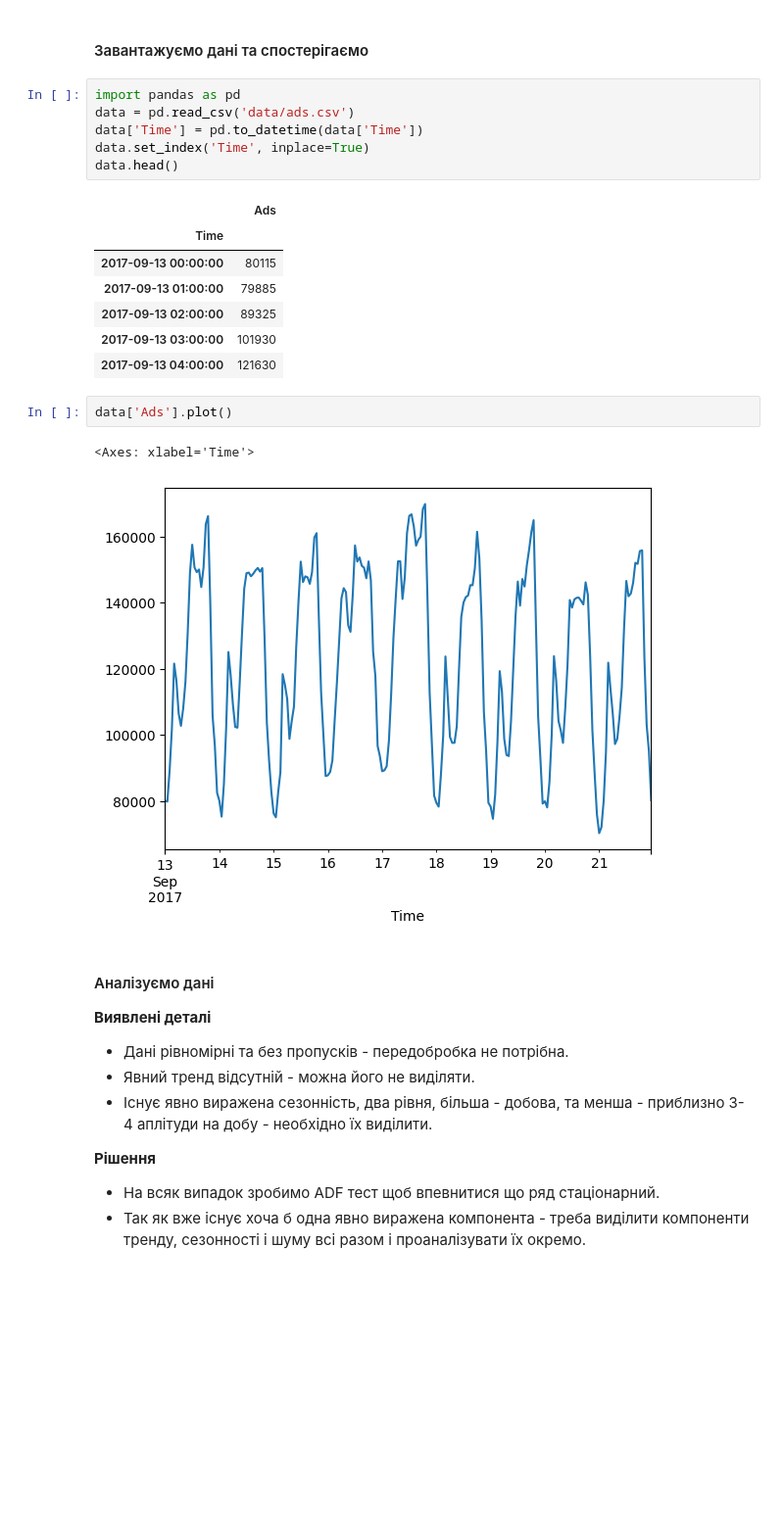
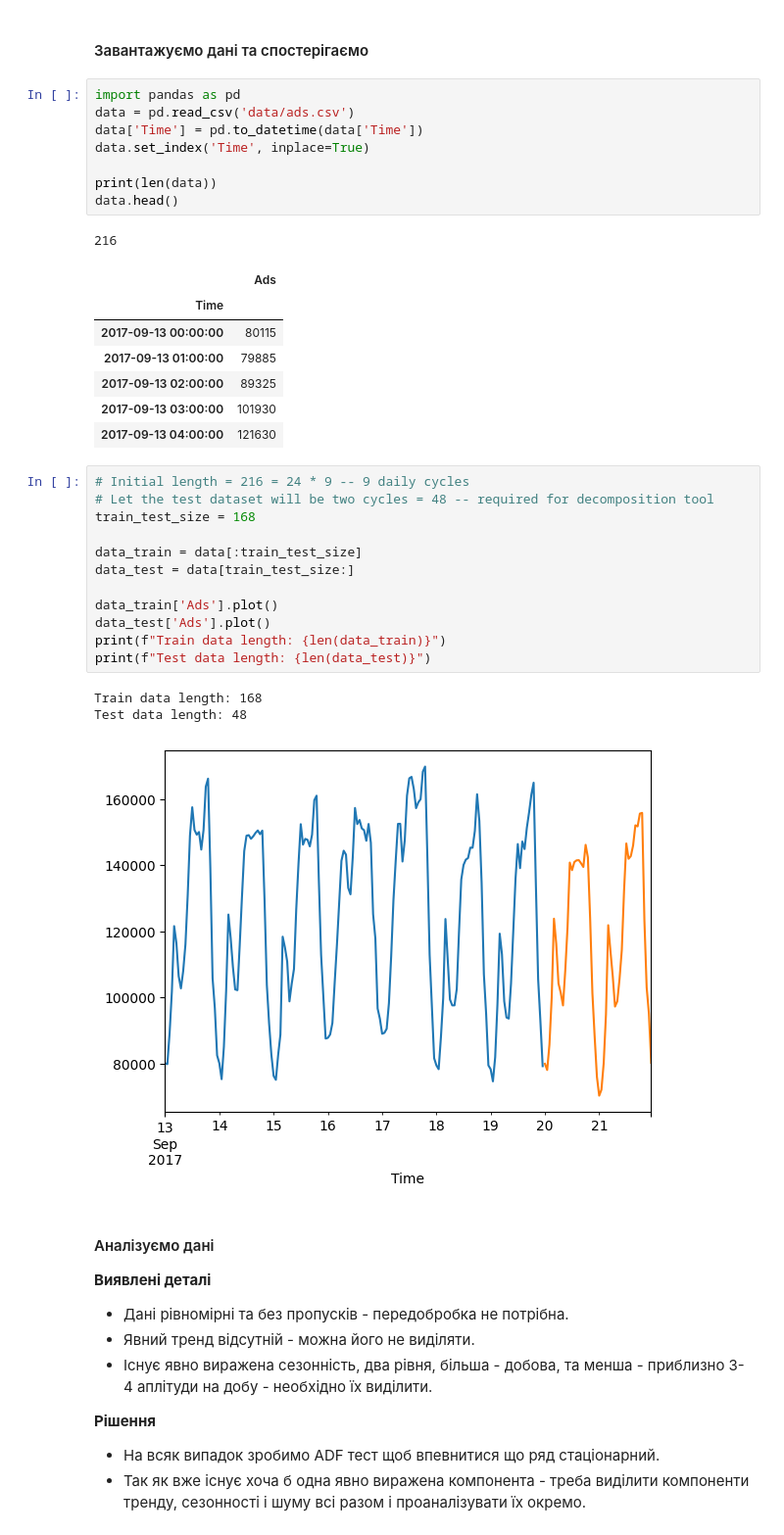
Before and after one commit to Deesthortered/ML_Courses_Homeworks, a Jupyter notebook: main_project.ipynb, the cells around one changed output. Shown at 98% size. Cells and saved outputs as stored; diff of their text form; blank space fills up the shorter version.

```diff
--- a/main_project.ipynb
+++ b/main_project.ipynb
@@ -29,8 +29,11 @@ import pandas as pd
 data = pd.read_csv('data/ads.csv')
 data['Time'] = pd.to_datetime(data['Time'])
 data.set_index('Time', inplace=True)
+
+print(len(data))
 data.head()
 # %% [output]
+216
 |  | Ads |
 | Time |  |
 | 2017-09-13 00:00:00 | 80115 |
@@ -38,11 +41,22 @@ data.head()
 | 2017-09-13 02:00:00 | 89325 |
 | 2017-09-13 03:00:00 | 101930 |
 | 2017-09-13 04:00:00 | 121630 |
-# %%
-data['Ads'].plot()
-# %% [output]
-<Axes: xlabel='Time'>
-[figure, removed]
+# %%
+# Initial length = 216 = 24 * 9 -- 9 daily cycles
+# Let the test dataset will be two cycles = 48 -- required for decomposition tool
+train_test_size = 168
+
+data_train = data[:train_test_size]
+data_test = data[train_test_size:]
+
+data_train['Ads'].plot()
+data_test['Ads'].plot()
+print(f"Train data length: {len(data_train)}")
+print(f"Test data length: {len(data_test)}")
+# %% [output]
+Train data length: 168
+Test data length: 48
+[figure, added]
 # %% [markdown]
 #### Аналізуємо дані
 **Виявлені деталі**
```
Also changed, not shown: parts of 16 cells of this notebook.
